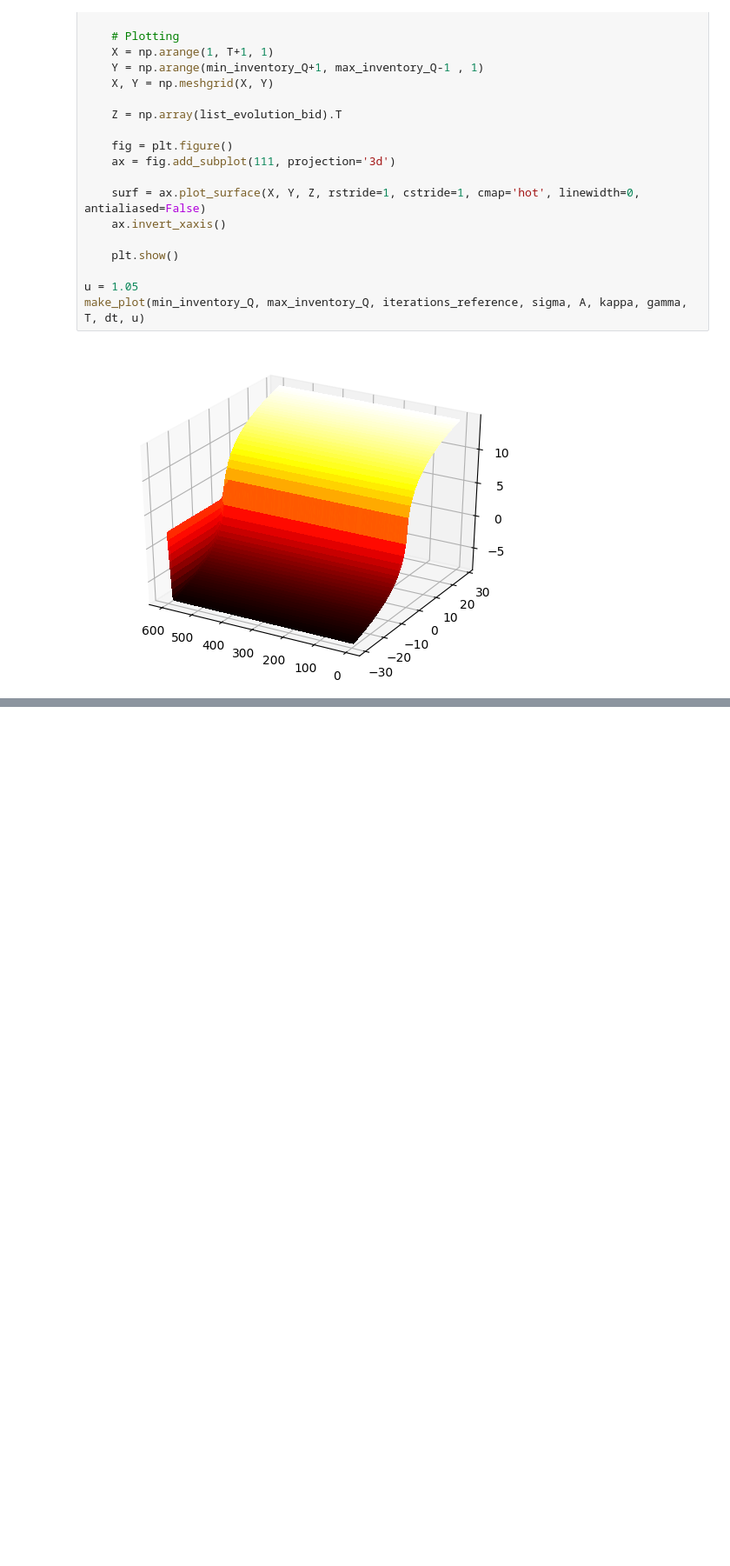
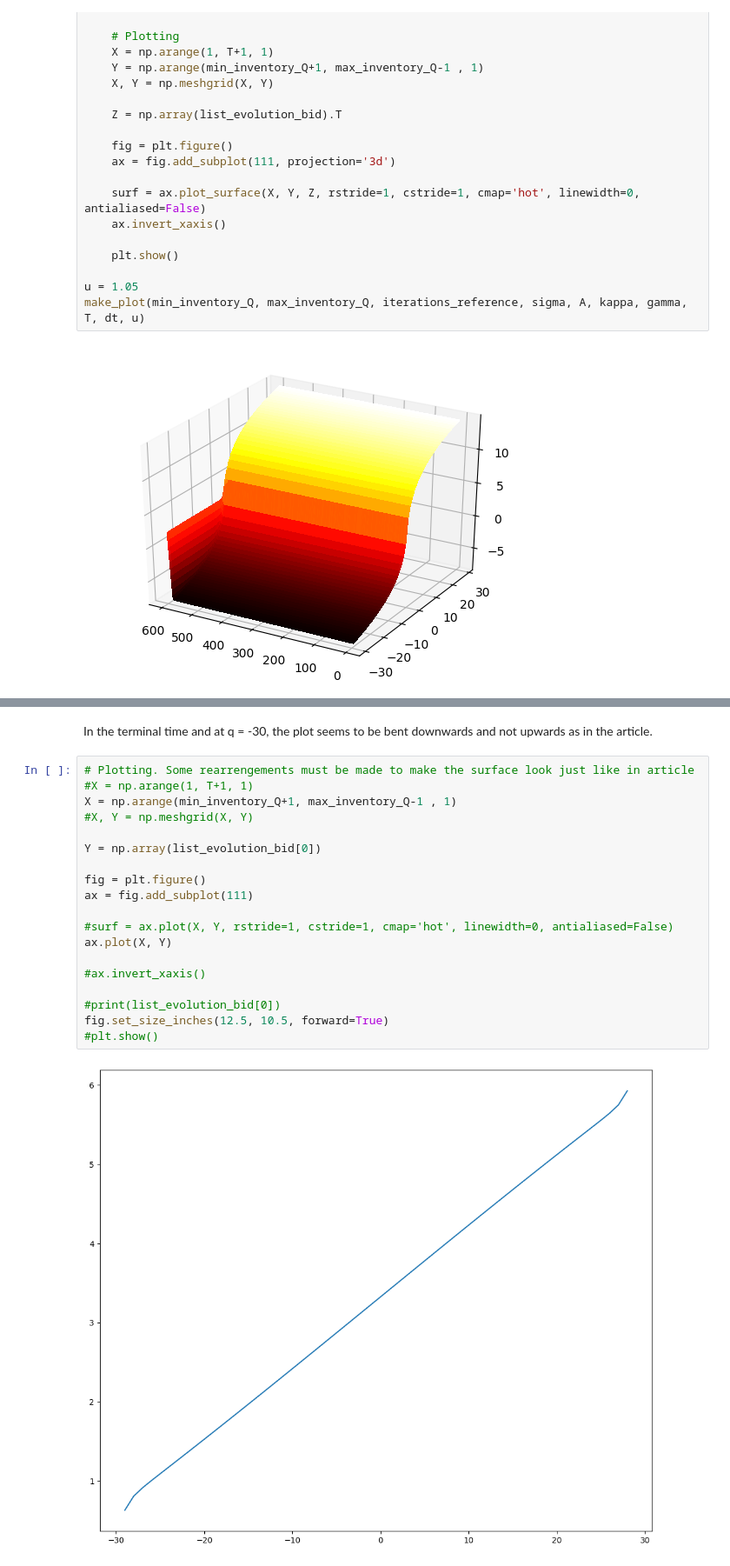
Before and after one commit to sandstorm111/solution_to_the_inventory_risk, a Jupyter notebook: reference.ipynb, the cells around one changed output, grey strips where cells are left out. Shown at 87% size. Cells and saved outputs as stored; diff of their text form; blank space fills up the shorter version.

```diff
--- a/reference.ipynb
+++ b/reference.ipynb
@@ -493,0 +654,23 @@ which is more aligned with the standard solution, though these are some points:
+# %% [markdown]
+In the terminal time and at q = -30, the plot seems to be bent downwards and not upwards as in the article.
+# %%
+# Plotting. Some rearrengements must be made to make the surface look just like in article
+#X = np.arange(1, T+1, 1)
+X = np.arange(min_inventory_Q+1, max_inventory_Q-1 , 1)
+#X, Y = np.meshgrid(X, Y)
+
+Y = np.array(list_evolution_bid[0])
+
+fig = plt.figure()
+ax = fig.add_subplot(111)
+
+#surf = ax.plot(X, Y, rstride=1, cstride=1, cmap='hot', linewidth=0, antialiased=False)
+ax.plot(X, Y)
+
+#ax.invert_xaxis()
+
+#print(list_evolution_bid[0])
+fig.set_size_inches(12.5, 10.5, forward=True)
+#plt.show()
+# %% [output]
+[figure, added]
```
Also changed, not shown: parts of 26 cells of this notebook, 3 other files.
